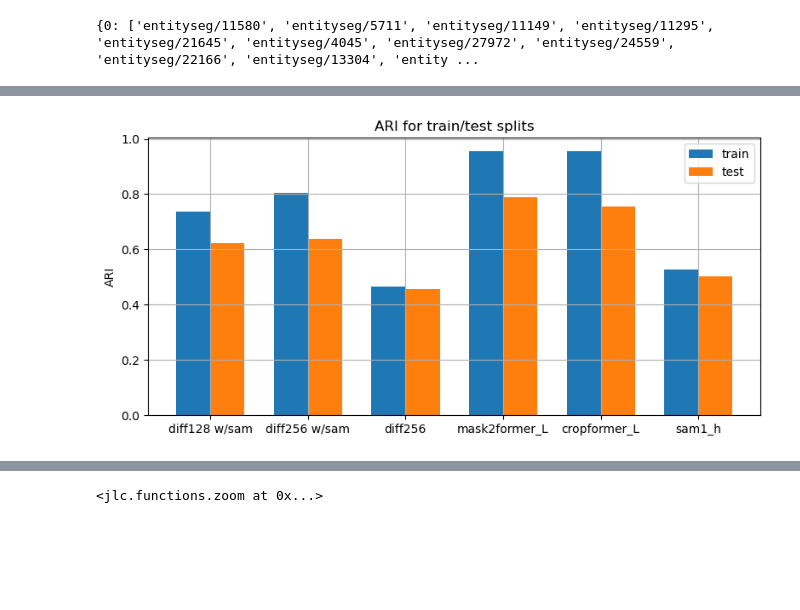
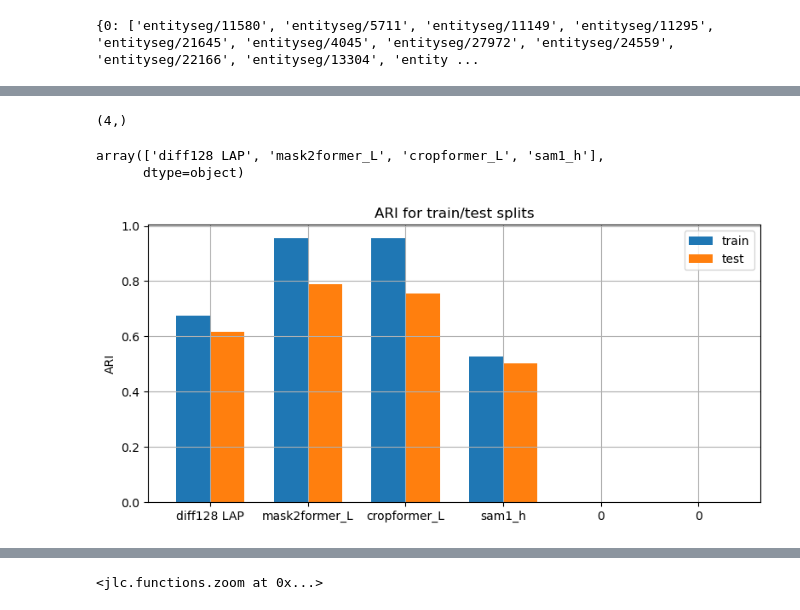
Before and after one commit to JakobLC/diffusion2, a Jupyter notebook: nice_script3.ipynb, the cells around one changed output, grey strips where cells are left out. Saved outputs shown, nothing was run; the diff lists cells and outputs as text; code cells hidden in the pictures; blank space fills up the shorter version.

```diff
--- a/nice_script3.ipynb
+++ b/nice_script3.ipynb
@@ -752,19 +711,3 @@ SyntaxError: invalid syntax (1470413923.py, line 1)
 python train.py --model_name entity[sid2][v3][sam_h2]+nocond --num_channels 64 --aug_prob_multiplier 0.0
 python train.py --model_name entity[sid2][v3_big][sam_h2]+nocond --aug_prob_multiplier 0.0
 f
-# %%
-p1 = "/home/jloch/Desktop/diff/diffusion2/saves/ver-1.4.5/04-13-20-14_entity[sid2][v3_big][sam_h2]+nocond_4/args.json"
-p2 = "/home/jloch/Desktop/diff/diffusion2/saves/ver-1.4.5/04-17-07-49_entity[sid2][v3_big][sam_h3]+nocond_0/args.json"
-
-import jlc
-
-args1 = jlc.load_json_to_dict_list(p1)[0]
-args2 = jlc.load_json_to_dict_list(p2)[0]
-
-all_keys = set(args1.keys()).union(set(args2.keys()))
-for k in all_keys:
-    val1 = args1.get(k,None)
-    val2 = args2.get(k,None)
-    if not isinstance(val1,(dict,list)):
-        if val1!=val2:
-            print(f"{k:20}:{val1},{val2}")
@@ -815,12 +751,8 @@ for info in entity_info:
 #load our saved samples
 ssm = SavedSamplesManager()
 
-gen_ids = ["entopt[sam][1v][repeat_didx][save]_0",
-           "entopt[sam][1v][repeat_didx][save]_1",
-           "entopt[sam][1v][repeat_didx][save]_2"]
-names = ["diff128 w/sam",
-         "diff256 w/sam",
-         "diff256"]
+gen_ids = ["entoptv4[1v][repeat_didx][save]_0"]
+names = ["diff128 LAP"]
 for gen_id,name in zip(gen_ids,names):
     ss = DiffSamples(gen_id=gen_id,is_ambiguous=False)
     ss.load_heavy_data()
@@ -911,16 +846,28 @@ t2 = ssm.mean_metric_table(intersection_only=didx_per_split[2])
+# %%
+a.shape
+# %% [output]
+(4,)
+# %%
+names
+# %% [output]
+array(['diff128 LAP', 'mask2former_L', 'cropformer_L', 'sam1_h'],
+      dtype=object)
 # %%
 plt.figure(figsize=(8,4))
-a,b = t0.loc["ari"].values.astype(float),t2.loc["ari"].values.astype(float)
-names = t0.columns.values
+a,b = t0.loc["ari"].values.astype(float).tolist(),t2.loc["ari"].values.astype(float).tolist()
+a += [0,0]
+b += [0,0]
+names = t0.columns.values.tolist()
+names += ["0","0"]
 bar_width = 0.35
 x = np.arange(len(names))
 plt.bar(x-bar_width/2,a,bar_width,label="train",color="C0")
 plt.bar(x+bar_width/2,b,bar_width,label="test",color="C1")
 plt.xticks(x,names)
 plt.ylabel("ARI")
 plt.legend()
 plt.title("ARI for train/test splits")
 plt.grid()
 plt.tight_layout()
 # %% [output]
-[figure, old version]
+[figure, new version]
```
Also changed, not shown: parts of 54 cells of this notebook, 6 other files.
